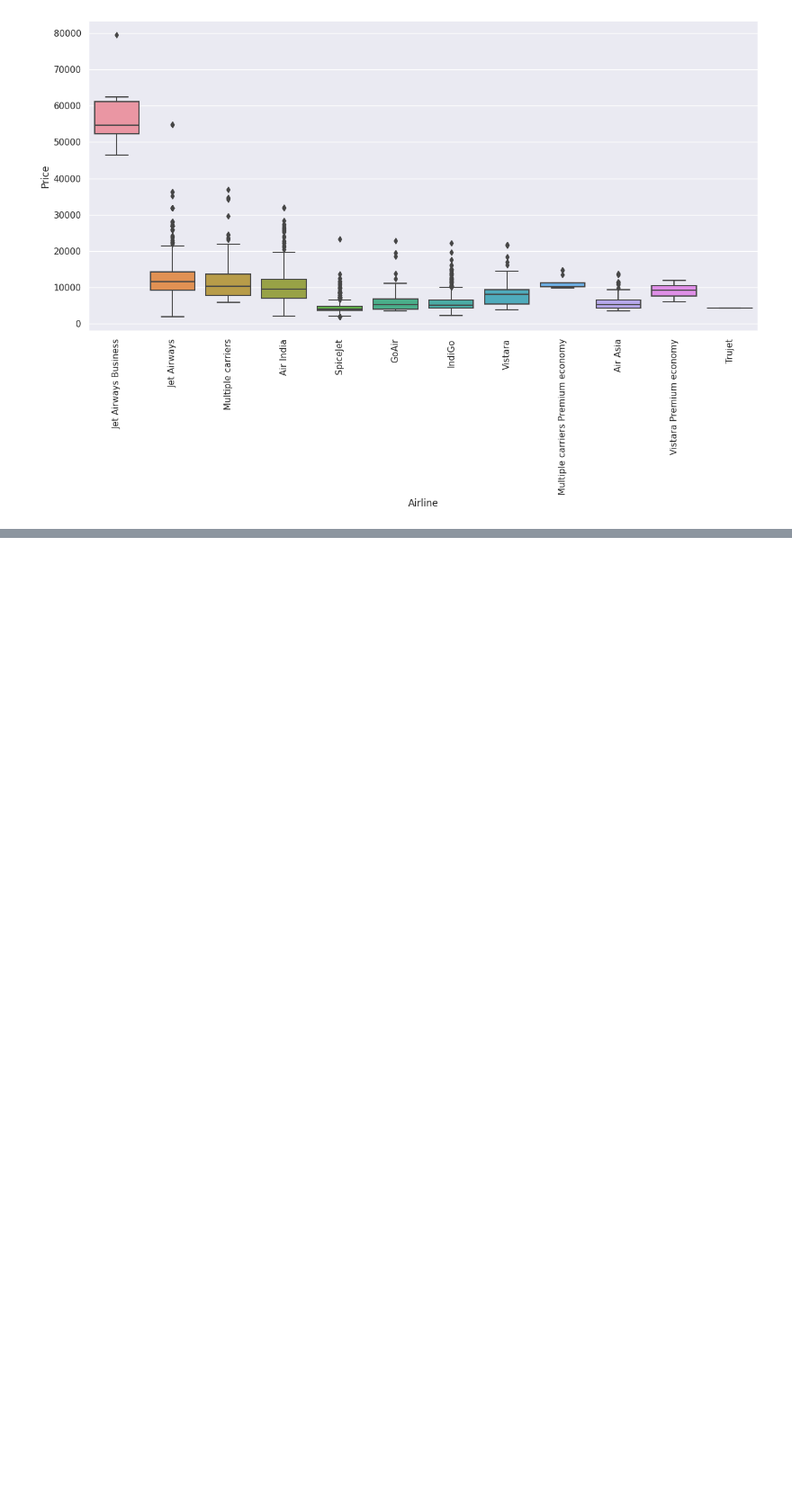
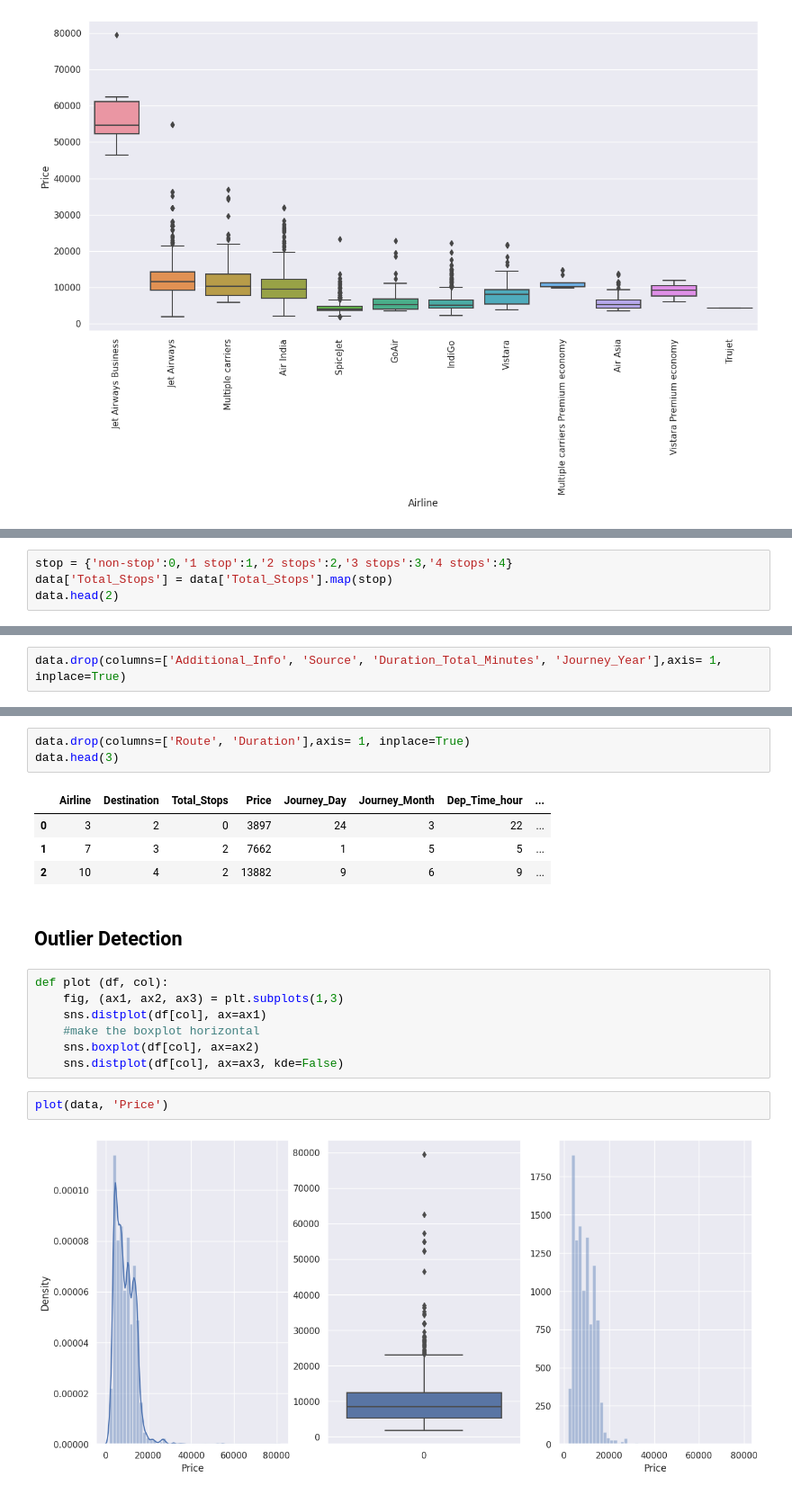
Before and after one commit to kidnixt/fare-of-airline-tickets, a Jupyter notebook: flight_prediction.ipynb, the cells around one changed output, grey strips where cells are left out. Shown: that part at 90% size. Saved outputs shown, nothing was run; the diff lists cells and outputs as text; blank space fills up the shorter version.

```diff
--- a/flight_prediction.ipynb
+++ b/flight_prediction.ipynb
@@ -273,0 +384,4 @@ plt.show()
+# %%
+stop = {'non-stop':0,'1 stop':1,'2 stops':2,'3 stops':3,'4 stops':4}
+data['Total_Stops'] = data['Total_Stops'].map(stop)
+data.head(2)
@@ -273,0 +428,2 @@ plt.show()
+# %%
+data.drop(columns=['Additional_Info', 'Source', 'Duration_Total_Minutes', 'Journey_Year'],axis= 1, inplace=True)
@@ -273,0 +439,21 @@ plt.show()
+# %%
+data.drop(columns=['Route', 'Duration'],axis= 1, inplace=True)
+data.head(3)
+# %% [output]
+|  | Airline | Destination | Total_Stops | Price | Journey_Day | Journey_Month | Dep_Time_hour | ... |
+| 0 | 3 | 2 | 0 | 3897 | 24 | 3 | 22 | ... |
+| 1 | 7 | 3 | 2 | 7662 | 1 | 5 | 5 | ... |
+| 2 | 10 | 4 | 2 | 13882 | 9 | 6 | 9 | ... |
+# %% [markdown]
+## Outlier Detection
+# %%
+def plot (df, col):
+    fig, (ax1, ax2, ax3) = plt.subplots(1,3)
+    sns.distplot(df[col], ax=ax1)
+    #make the boxplot horizontal
+    sns.boxplot(df[col], ax=ax2)
+    sns.distplot(df[col], ax=ax3, kde=False)
+# %%
+plot(data, 'Price')
+# %% [output]
+[figure, added]
```
Also changed, not shown: parts of 30 cells of this notebook.
